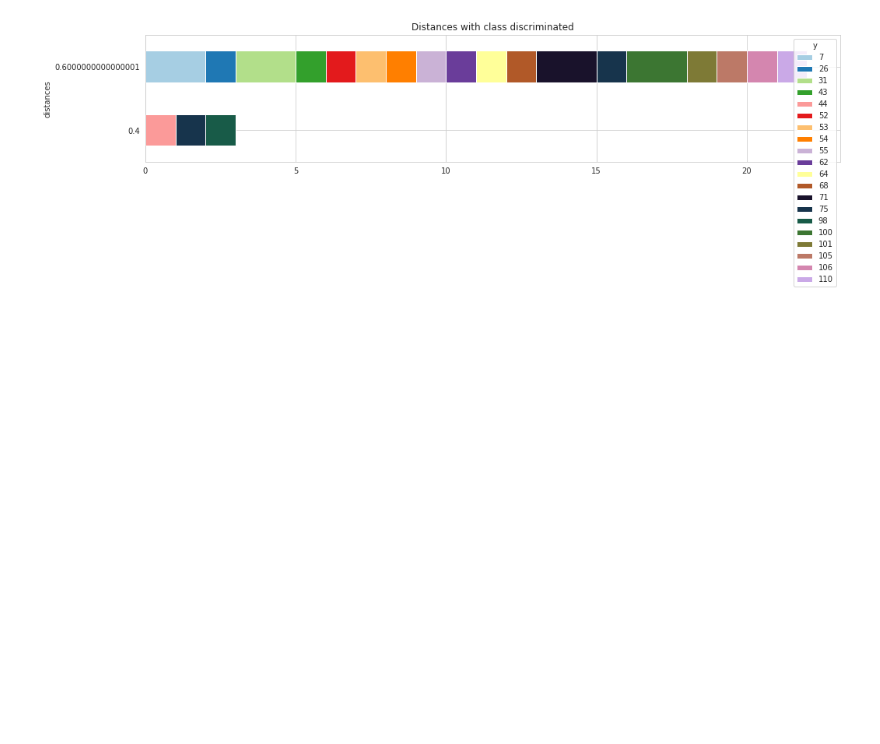
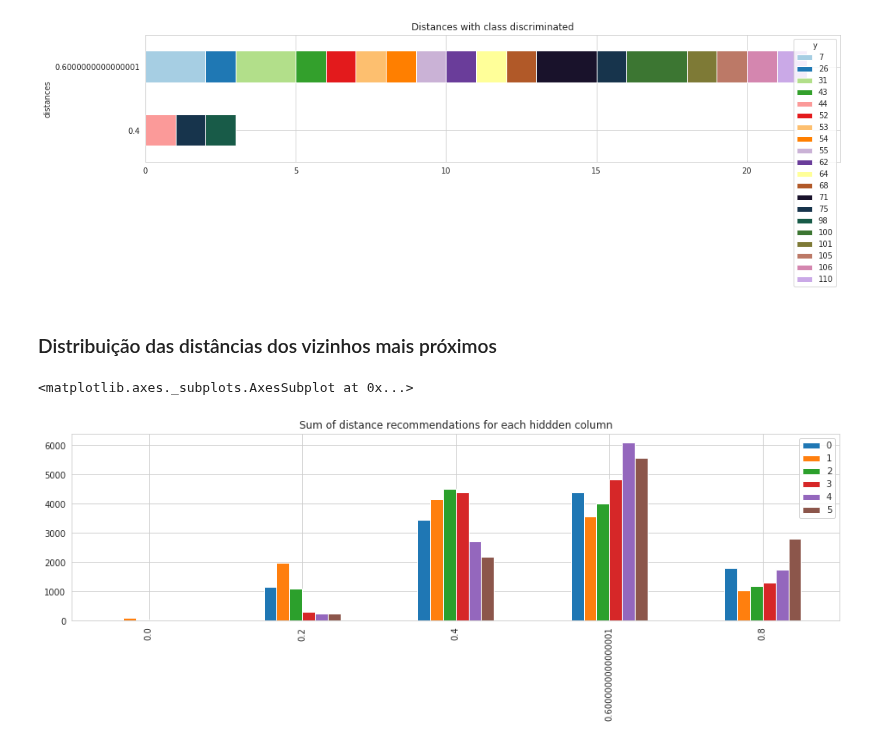
Before and after one commit to SrMouraSilva/RBM, a Jupyter notebook: experiments/notebooks/Inspect kNN results.ipynb, the cells around one changed output. Cells and saved outputs as stored; diff of their text form; code cells hidden in the pictures; blank space fills up the shorter version.

```diff
--- a/experiments/notebooks/Inspect kNN results.ipynb
+++ b/experiments/notebooks/Inspect kNN results.ipynb
@@ -130,3 +130,18 @@ and the attributes are  [[ 92   7  24  27 107]]
 [figure]
 [figure]
 [figure]
+# %% [markdown]
+### Distribuição das distâncias dos vizinhos mais próximos
+# %%
+dfs_distances = []
+
+for i in range(6):
+    test_x, test_y = split_x_y(test, y_column=i)
+    distances, _ = model.kneighbors(test_x)
+
+    dfs_distances.append(pd.DataFrame(distances).apply(pd.value_counts).sum(axis=1))
+
+pd.DataFrame(dfs_distances).T.plot.bar(title=f'Sum of distance recommendations for each hiddden column', figsize=(16, 4))
+# %% [output]
+<matplotlib.axes._subplots.AxesSubplot at 0x...>
+[figure, added]
```
Also changed, not shown: parts of 2 cells of this notebook, 2 other files.
